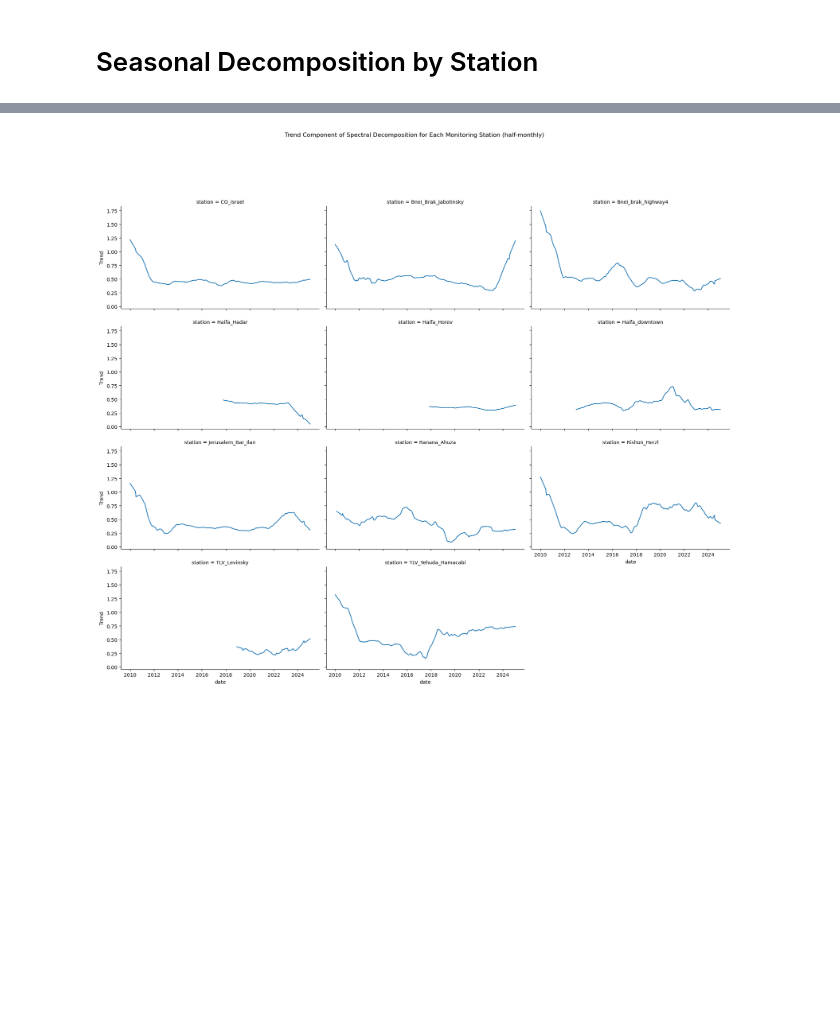
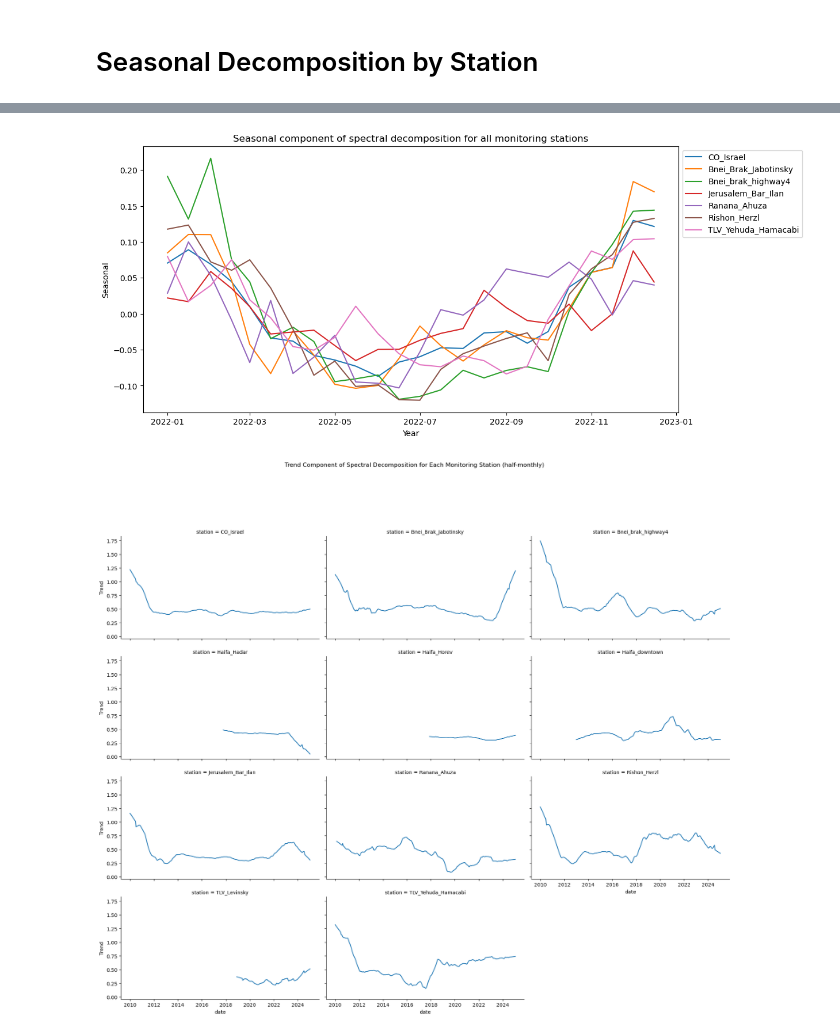
Before and after one commit to sinitsky96/Time-Series-Project, a Jupyter notebook: 01_pollution_eda.ipynb, the cells around one changed output, grey strips where cells are left out. Cells and saved outputs as stored; diff of their text form; code cells hidden in the pictures; blank space fills up the shorter version.

```diff
--- a/01_pollution_eda.ipynb
+++ b/01_pollution_eda.ipynb
@@ -55,8 +55,10 @@ def aggregate_half_monthly(df):
     df_downsampled.drop(["year", "month", "half_month"], axis=1, inplace=True)
     return df_downsampled
 # %%
-air = pd.read_csv('data/air_data_clean.csv')
+air = pd.read_csv('data/final_data.csv')
 air = preprocessing_air_data(air)
+# air_longer = air.melt(id_vars=['date_time'], var_name='station', value_name='co')
+# air_longer.to_csv("data/co_clean.csv", index=False)
 # %% [markdown]
 # Missing Values Analysis
 # %%
@@ -142,3 +182,7 @@ air_decomposition = (
+# %%
+plot_spectral(air_decomposition[air_decomposition.date.dt.year == 2022], "Seasonal")
+# %% [output]
+[figure, added]
 # %%
 # Plot using FacetGrid
 def plot_spectral_facets(air_decomposition_dat, spectral_component, cycle, save_as_file = False):
```
Also changed, not shown: parts of 12 cells of this notebook, 2 other files.
